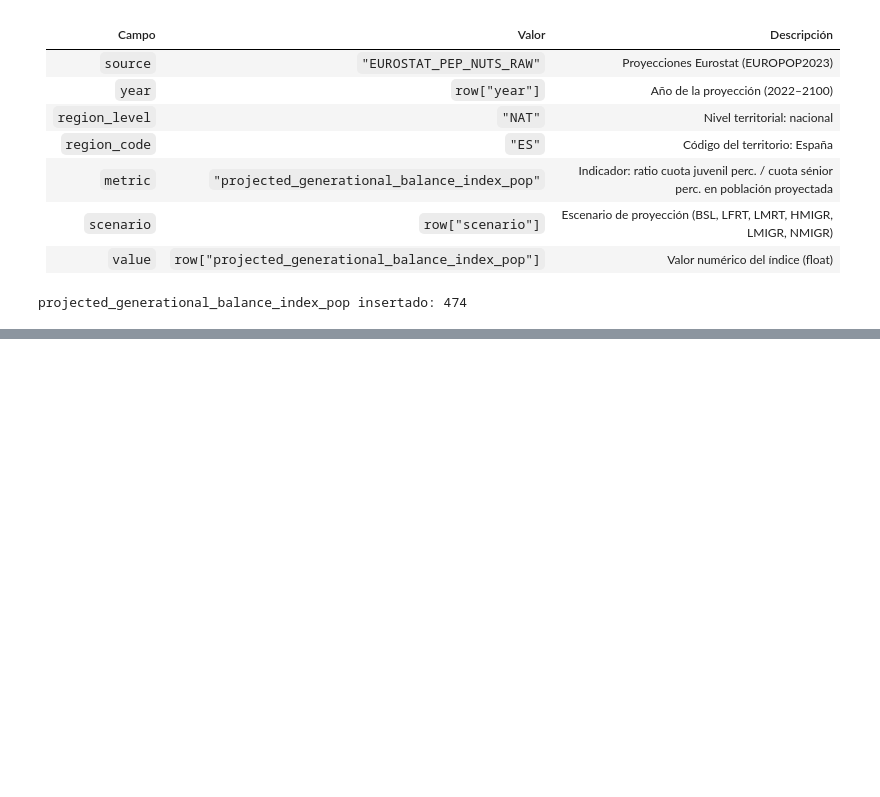
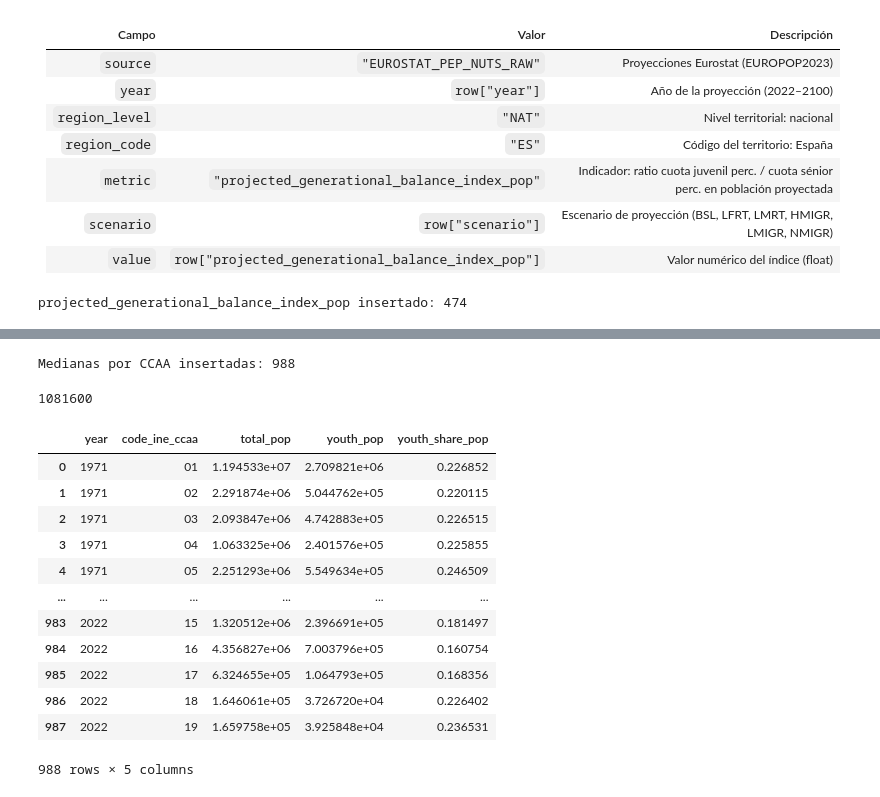
Before and after one commit to Jalope/TFM_Repo, a Jupyter notebook: DB_Demografia/vista_materializada.ipynb, the cells around one changed output, grey strips where cells are left out. Cells and saved outputs as stored; diff of their text form; code cells hidden in the pictures; blank space fills up the shorter version.

```diff
--- a/DB_Demografia/vista_materializada.ipynb
+++ b/DB_Demografia/vista_materializada.ipynb
@@ -1163,0 +1166,3 @@ projected_generational_balance_index_pop insertado: 474
+# %%
+pop_col    = db["INE_31304_POBLACION_RAW"]
+view_col   = db["DEMOG_INDICATORS_VIEW"]
@@ -1163,0 +1257,59 @@ projected_generational_balance_index_pop insertado: 474
+# %%
+# Inserto en la vista (puedes dropear primero si quieres evitar duplicados)
+view_col.insert_many(records)
+print("Medianas por CCAA insertadas:",
+      view_col.count_documents({"metric":"median_age","region_level":"CCAA"}))
+# %% [output]
+Medianas por CCAA insertadas: 988
+# %%
+cursor = pop_col.find(
+    {"sex": {"$in":["M","F"]}},
+    {"_id":0,"year":1,"age":1,"code_ine_ccaa":1,"population":1}
+)
+df = (
+    pd.DataFrame(list(cursor))
+      .dropna(subset=["code_ine_ccaa"])
+      .copy()
+)
+df["code_ine_ccaa"] = (
+    df["code_ine_ccaa"]
+      .astype(float).astype(int).astype(str).str.zfill(2)
+)
+
+len(df)
+# %% [output]
+1081600
+# %%
+# Total y juvenil por CCAA
+total_ccaa = (
+    df
+    .groupby(["year","code_ine_ccaa"], as_index=False)["population"]
+    .sum()
+    .rename(columns={"population":"total_pop"})
+)
+young_ccaa = (
+    df[df["age"].between(18,34)]
+    .groupby(["year","code_ine_ccaa"], as_index=False)["population"]
+    .sum()
+    .rename(columns={"population":"youth_pop"})
+)
+
+# Calcular cuota juvenil
+df_ccaa_quota = pd.merge(total_ccaa, young_ccaa, on=["year","code_ine_ccaa"])
+df_ccaa_quota["youth_share_pop"] = df_ccaa_quota["youth_pop"] / df_ccaa_quota["total_pop"]
+# %%
+df_ccaa_quota
+# %% [output]
+|  | year | code_ine_ccaa | total_pop | youth_pop | youth_share_pop |
+| 0 | 1971 | 01 | 1.194533e+07 | 2.709821e+06 | 0.226852 |
+| 1 | 1971 | 02 | 2.291874e+06 | 5.044762e+05 | 0.220115 |
+| 2 | 1971 | 03 | 2.093847e+06 | 4.742883e+05 | 0.226515 |
+| 3 | 1971 | 04 | 1.063325e+06 | 2.401576e+05 | 0.225855 |
+| 4 | 1971 | 05 | 2.251293e+06 | 5.549634e+05 | 0.246509 |
+| ... | ... | ... | ... | ... | ... |
+| 983 | 2022 | 15 | 1.320512e+06 | 2.396691e+05 | 0.181497 |
+| 984 | 2022 | 16 | 4.356827e+06 | 7.003796e+05 | 0.160754 |
+| 985 | 2022 | 17 | 6.324655e+05 | 1.064793e+05 | 0.168356 |
+| 986 | 2022 | 18 | 1.646061e+05 | 3.726720e+04 | 0.226402 |
+| 987 | 2022 | 19 | 1.659758e+05 | 3.925848e+04 | 0.236531 |
+988 rows × 5 columns
```
Also changed, not shown: parts of 18 cells of this notebook, 2 other files.
